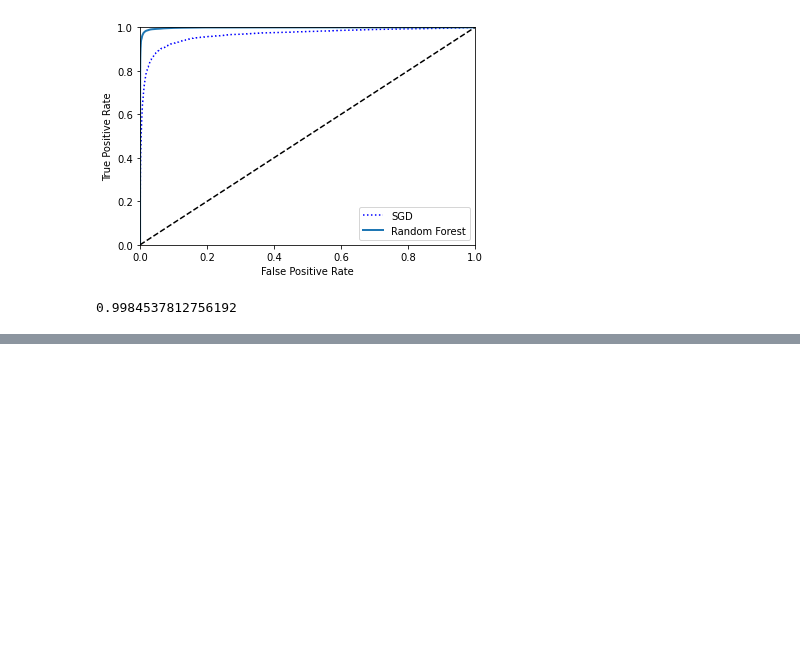
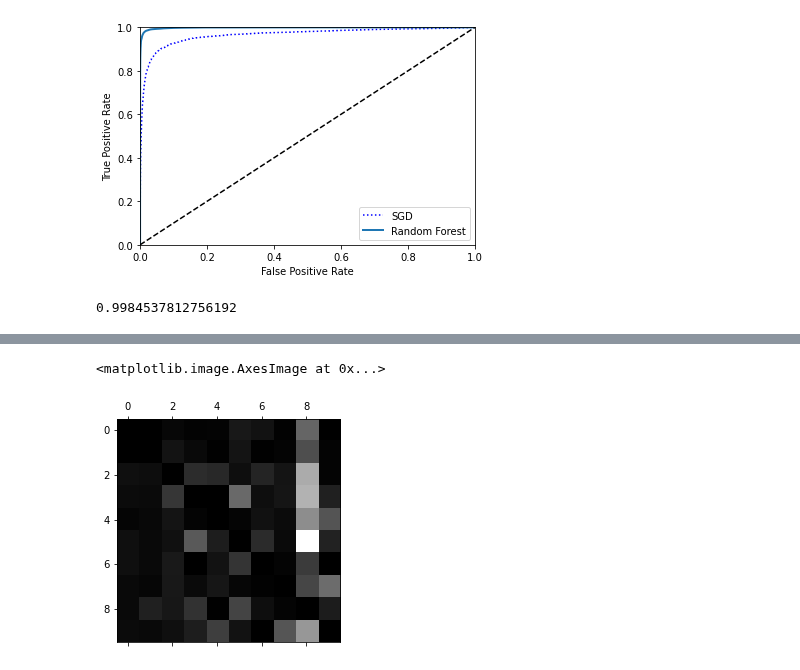
Before and after one commit to rileypeterson/ML, a Jupyter notebook: chapter3/notes.ipynb, the cells around one changed output, grey strips where cells are left out. Saved outputs shown, nothing was run; the diff lists cells and outputs as text; code cells hidden in the pictures; blank space fills up the shorter version.

```diff
--- a/chapter3/notes.ipynb
+++ b/chapter3/notes.ipynb
@@ -240,0 +315,6 @@ roc_auc_score(y_train_5, y_scores_forest) # Much better!!
+# %%
+np.fill_diagonal(norm_conf_mx, 0)
+plt.matshow(norm_conf_mx, cmap="gray")
+# %% [output]
+<matplotlib.image.AxesImage at 0x...>
+[figure, added]
```
Also changed, not shown: parts of 26 cells of this notebook, 1 other file.
